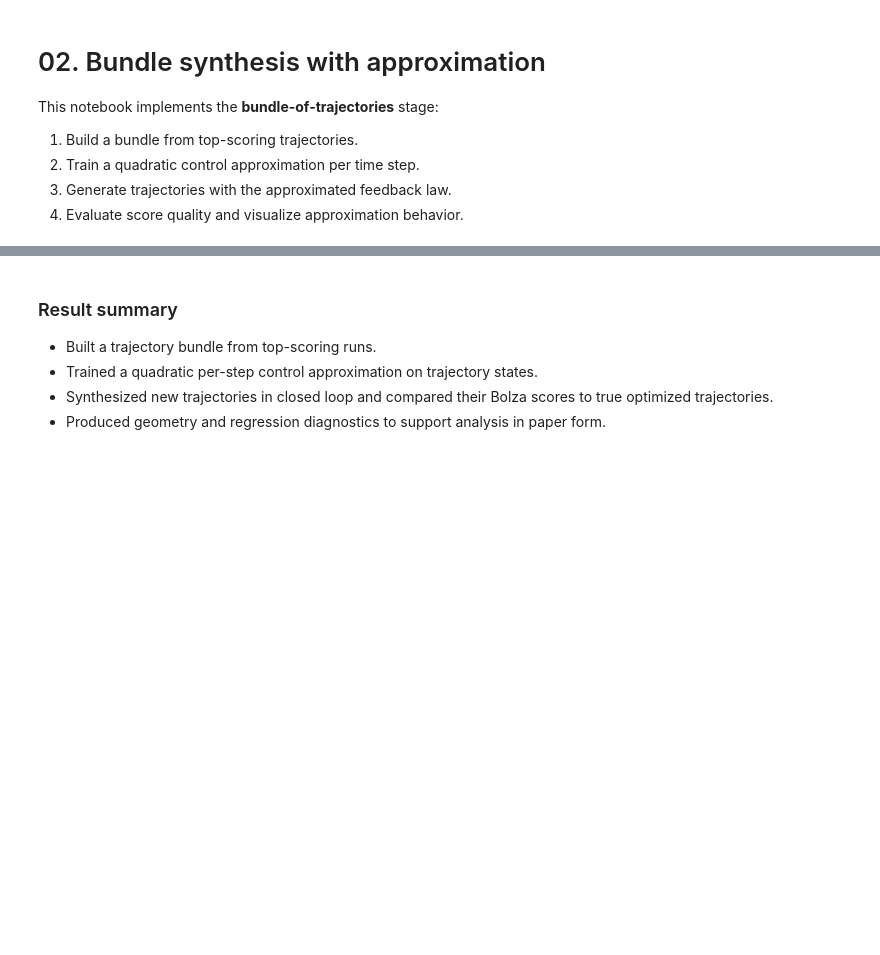
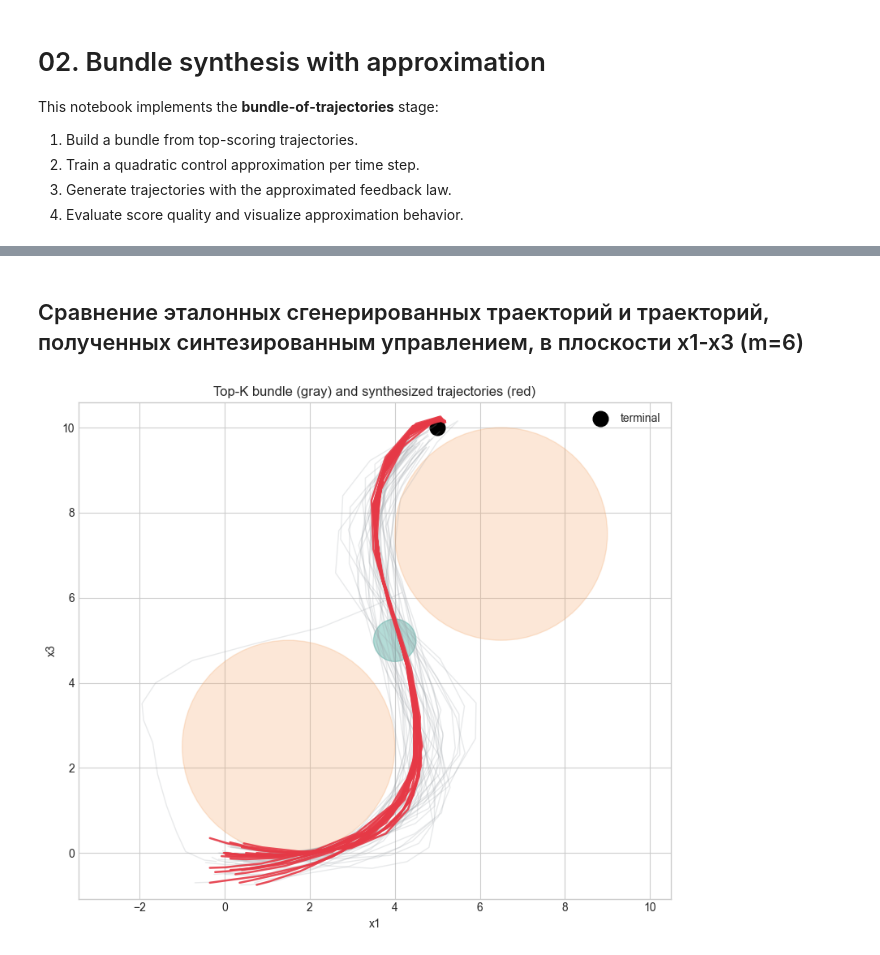
Before and after one commit to mkorobovv/mai-final-project, a Jupyter notebook: research/notebooks/02_bundle_synthesis.ipynb, the cells around one changed output, grey strips where cells are left out. Drawn from its saved outputs; the diff is of its cells as text; code cells hidden in the pictures; blank space fills up the shorter version.

Commit message:
added updated controllers

```diff
--- a/research/notebooks/02_bundle_synthesis.ipynb
+++ b/research/notebooks/02_bundle_synthesis.ipynb
@@ -13,19 +13,11 @@ import numpy as np
 import pandas as pd
 import matplotlib.pyplot as plt
 
-base = Path.cwd().resolve()
-if (base / 'src').exists():
-    ROOT = base
-elif (base / 'research' / 'src').exists():
-    ROOT = base / 'research'
-elif (base.parent / 'src').exists():
-    ROOT = base.parent
-else:
-    raise RuntimeError('Cannot locate research/src directory from current working directory')
-
+ROOT = Path.cwd().resolve().parent
 SRC = ROOT / 'src'
 if str(SRC) not in sys.path:
     sys.path.append(str(SRC))
+
 from dynamics import CostConfig, build_trajectory_bundle, bolza_cost, clamp_controls, load_training_samples, rollout
 
 plt.style.use('seaborn-v0_8-whitegrid')
@@ -41,6 +46,6 @@ print(score_table.head(10))
 # %%
 # Build the top-K bundle (best trajectories) for approximation.
-TOP_K = 160
+TOP_K = 295
 selected_ids = score_table.head(TOP_K)['trajectory_id'].astype(int).tolist()
 selected = {tid: bundle[tid] for tid in selected_ids}
 
@@ -119,11 +174,13 @@ print('Trained step models:', len(controller.models), 'out of', N_STEPS)
 # %%
+
+
 # Pointwise approximation metrics on held-out trajectories.
 errors = []
 for tid in test_ids:
     row = selected[int(tid)]
     X, U = row['X'], row['U']
     for step in range(1, min(len(X), len(U), N_STEPS) + 1):
-        u_hat = controller.predict(X[step - 1], step)
+        u_hat = controller6.predict(X[step - 1], step)
         errors.append((u_hat - U[step - 1]) ** 2)
 
 errors = np.asarray(errors)
@@ -149,7 +209,7 @@ results = []
 for tid in test_ids[: min(60, len(test_ids))]:
     row = selected[int(tid)]
     x0 = row['X'][0]
-    states, controls, score = synthesize_with_controller(x0, controller, cfg)
+    states, controls, score = synthesize_with_controller(x0, controller6, cfg)
     results.append({'trajectory_id': int(tid), 'pred_score': score, 'true_score': row['score'], 'states': states, 'controls': controls})
 
 res_df = pd.DataFrame([{k: v for k, v in r.items() if k not in ('states', 'controls')} for r in results])
@@ -158,27 +229,30 @@ print('Mean score gap (pred - true):', float((res_df['pred_score'] - res_df['tru
+# %% [markdown]
+## Сравнение эталонных сгенерированных траекторий и траекторий, полученных синтезированным управлением, в плоскости x1-x3 (m=6)
 # %%
-# Visualize bundle and synthesized trajectories in x-z plane.
 fig, ax = plt.subplots(figsize=(8, 7))
 
 for tid in train_ids[:40]:
     X = selected[int(tid)]['X']
     ax.plot(X[:, 0], X[:, 2], color='#9AA0A6', alpha=0.22, linewidth=1)
 
-for r in results[:10]:
+for r in results[:20]:
     S = r['states']
     ax.plot(S[:, 0], S[:, 2], color='#E63946', alpha=0.9, linewidth=1.8)
 
 for cyl in cfg.cylinders:
     c = plt.Circle((cyl.x, cyl.z), cyl.radius, color='#F4A261', alpha=0.25)
     ax.add_patch(c)
 for wnd in cfg.windows:
     w = plt.Circle((wnd.x, wnd.z), wnd.radius, color='#2A9D8F', alpha=0.35)
     ax.add_patch(w)
 
-ax.scatter([cfg.terminal_state[0]], [cfg.terminal_state[2]], marker='*', s=180, color='black', label='terminal')
+ax.scatter([cfg.terminal_state[0]], [cfg.terminal_state[2]], marker='o', s=180, color='black', label='terminal')
 ax.set_title('Top-K bundle (gray) and synthesized trajectories (red)')
 ax.set_xlabel('x1')
 ax.set_ylabel('x3')
 ax.axis('equal')
 ax.legend(loc='best')
 plt.tight_layout()
 plt.show()
+# %% [output]
+[figure, added]
@@ -225,7 +258,0 @@ plt.show()
-# %% [markdown]
-### Result summary
-
-- Built a trajectory bundle from top-scoring runs.
-- Trained a quadratic per-step control approximation on trajectory states.
-- Synthesized new trajectories in closed loop and compared their Bolza scores to true optimized trajectories.
-- Produced geometry and regression diagnostics to support analysis in paper form.
```
Also changed, not shown: parts of 11 cells of this notebook, 1 other file.
